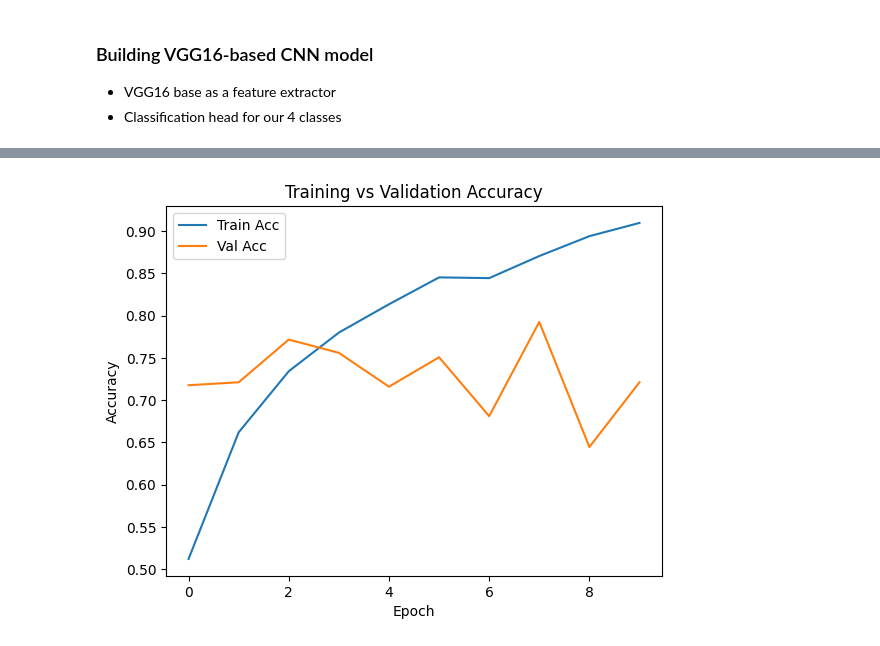
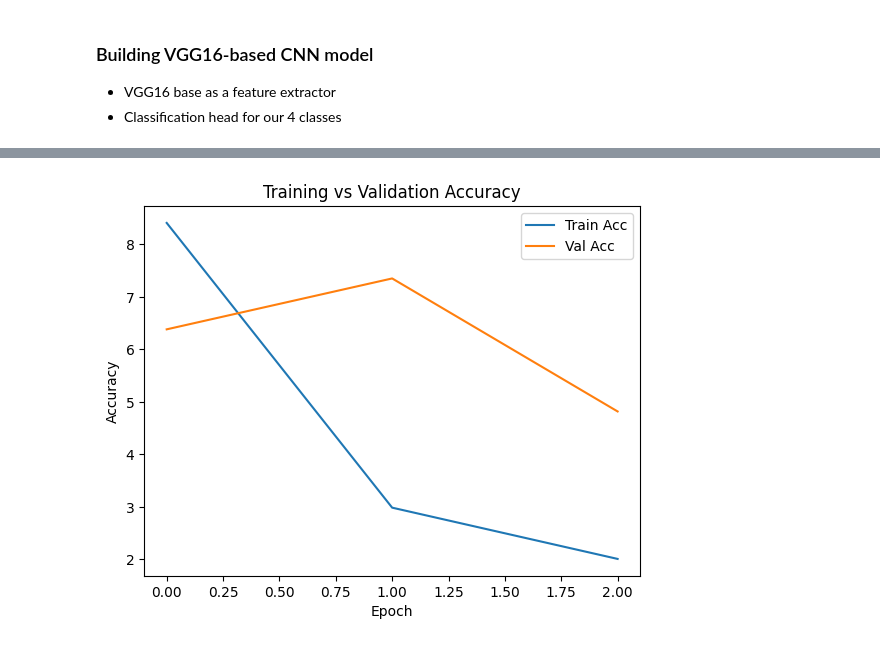
Before and after one commit to andelagrizelj/BVPraktikum-BrainTumorDetection, a Jupyter notebook: brain_tumor_detection.ipynb, the cells around one changed output, grey strips where cells are left out. Cells and saved outputs as stored; diff of their text form; code cells hidden in the pictures.

```diff
--- a/brain_tumor_detection.ipynb
+++ b/brain_tumor_detection.ipynb
@@ -214,9 +234,9 @@ DONT'S:
 - applying augmentation to only 50% of the dataset to “preserve clean examples.” That just weakens the generalization.
 - manually augmenting images and saving them (unless we absolutely need static files for older tools).
 # %%
-train_ds = (
+train_ds_aug = (
     train_ds
-    .map(augment, num_parallel_calls=tf.data.AUTOTUNE) # augmenting
-    .map(preprocess, num_parallel_calls=tf.data.AUTOTUNE) # preprocessing
+    .map(lambda x, y: additional_augment(x, y, prob=0.3)) # augmenting
+    #.map(preprocess, num_parallel_calls=tf.data.AUTOTUNE)
     .prefetch(tf.data.AUTOTUNE)  # prepare the next batch of data while the current one is being used by the model
 )
@@ -237,7 +291,6 @@ base_model.trainable = False  # Freeze the base model for now
 model = models.Sequential([
     base_model,
     layers.Flatten(),
-    layers.Dense(128, activation='relu'),
     layers.Dropout(0.5),
     layers.Dense(4, activation='softmax')  # 4 classes: glioma, meningioma, pituitary, no tumor
 ])
@@ -247,9 +300,3 @@ model.compile(
     loss='categorical_crossentropy',
     metrics=['accuracy']
 )
-# %%
-history = model.fit(
-    train_ds,
-    validation_data=val_ds,
-    epochs=10
-)
@@ -276,0 +303,6 @@ Epoch 10/10
+# %%
+history = model.fit(
+    train_ds,
+    validation_data=val_ds,
+    epochs=3
+)
@@ -277,12 +317,12 @@ Epoch 10/10
 # %%
 import matplotlib.pyplot as plt
 
-plt.plot(history.history['accuracy'], label='Train Acc')
-plt.plot(history.history['val_accuracy'], label='Val Acc')
+plt.plot(history.history['loss'], label='Train Acc')
+plt.plot(history.history['val_loss'], label='Val Acc')
 plt.xlabel('Epoch')
 plt.ylabel('Accuracy')
 plt.legend()
 plt.title("Training vs Validation Accuracy")
 plt.show()
 # %% [output]
-[figure, old version]
+[figure, new version]
```
Also changed, not shown: parts of 14 cells of this notebook, 1 other file.
